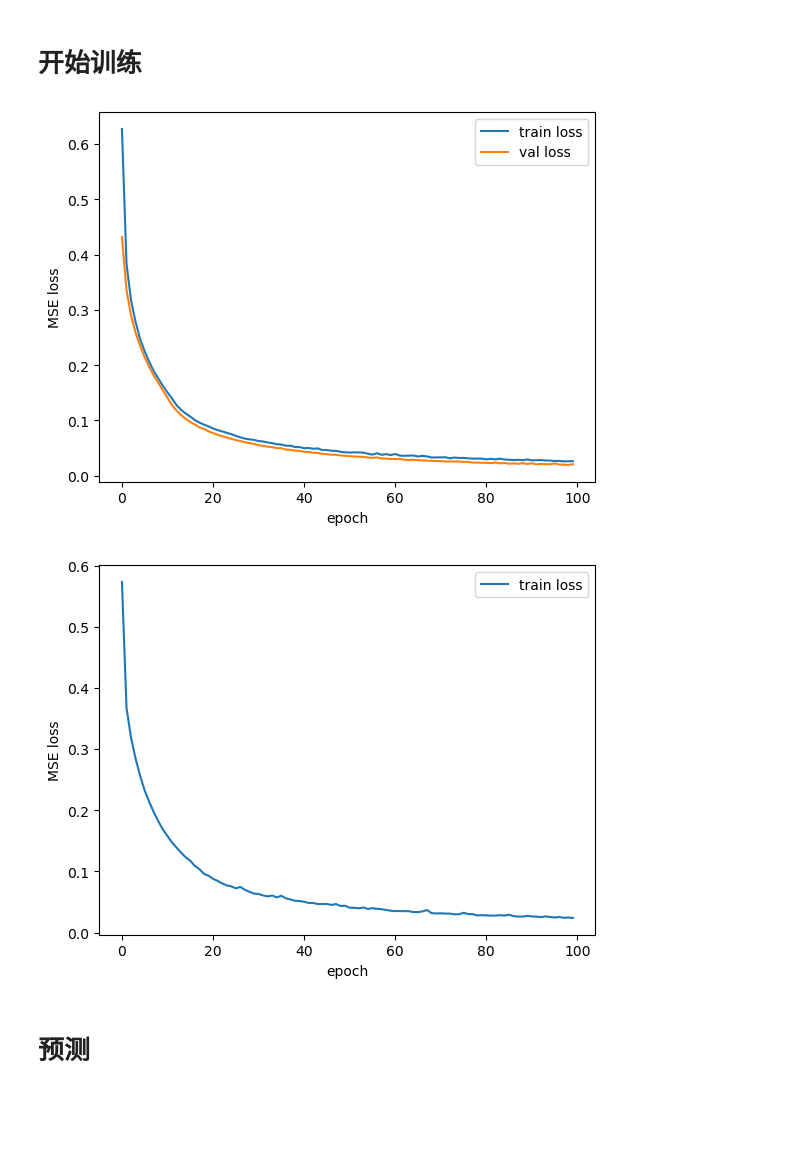
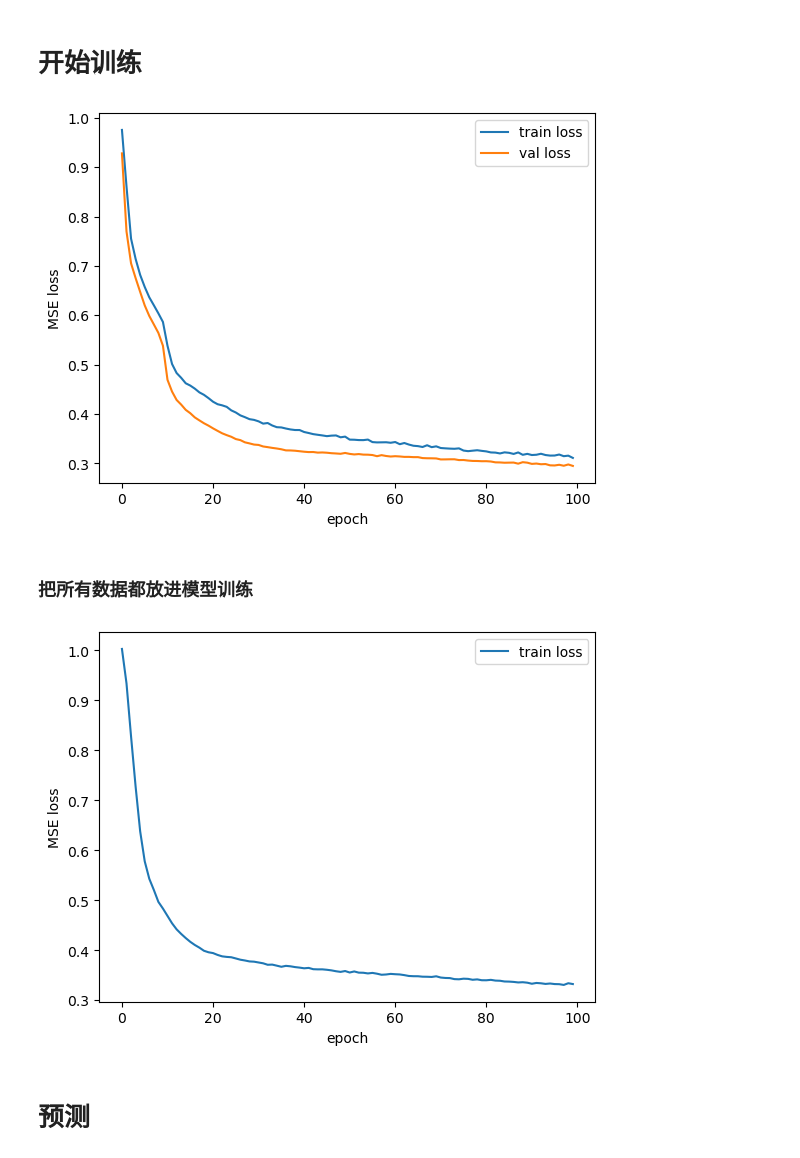
Before and after one commit to 851695e35/bdci_gnn, a Jupyter notebook: GATConv.ipynb, the cells around one changed output. Saved outputs shown, nothing was run; the diff lists cells and outputs as text; code cells hidden in the pictures; blank space fills up the shorter version.

```diff
--- a/GATConv.ipynb
+++ b/GATConv.ipynb
@@ -102,6 +66,6 @@ class SAGEModel(nn.Module):
 # %%
 # 看看模型的输入输出
-model = SAGEModel(input_size=33, output_size=2)
+model = GATModel(input_size=33, output_size=2, num_heads=2)
 output = model(graphs[0])
 output.shape
 # %% [output]
@@ -178,24 +142,26 @@ def train(model, criterion, optimizer, train_graphs, val_graphs=None, num_epochs
     return model
 # %%
 # 定义模型、算法、损失函数
-model = SAGEModel(
+model = GATModel(
     input_size=input_size,
     output_size=output_size,
+    num_heads=num_heads,
 ).to(device)
 # 考虑是否加入weight_decay
 optimizer = optim.Adam(model.parameters(), lr=1e-4)
 criterion = nn.MSELoss()
 
-model = train(
-    model, criterion, optimizer, train_graphs, val_graphs, num_epochs=100
-)
+model = train(model, criterion, optimizer, train_graphs, val_graphs, num_epochs=100)
 # %% [output]
-[figure, old version]
+[figure, new version]
+# %% [markdown]
+### 把所有数据都放进模型训练
 # %%
 # 定义模型、算法、损失函数
-model = SAGEModel(
+model = GATModel(
     input_size=input_size,
     output_size=output_size,
+    num_heads=num_heads,
 ).to(device)
 # 考虑是否加入weight_decay
 optimizer = optim.Adam(model.parameters(), lr=1e-4)
@@ -203,7 +169,7 @@ criterion = nn.MSELoss()
 
 model = train(model, criterion, optimizer, graphs, num_epochs=100)
 # %% [output]
-[figure, old version]
+[figure, new version]
 # %%
 # 保存模型
 model_path = "saved/models/sage.pth"
```
Also changed, not shown: parts of 5 cells of this notebook, 3 other files.
